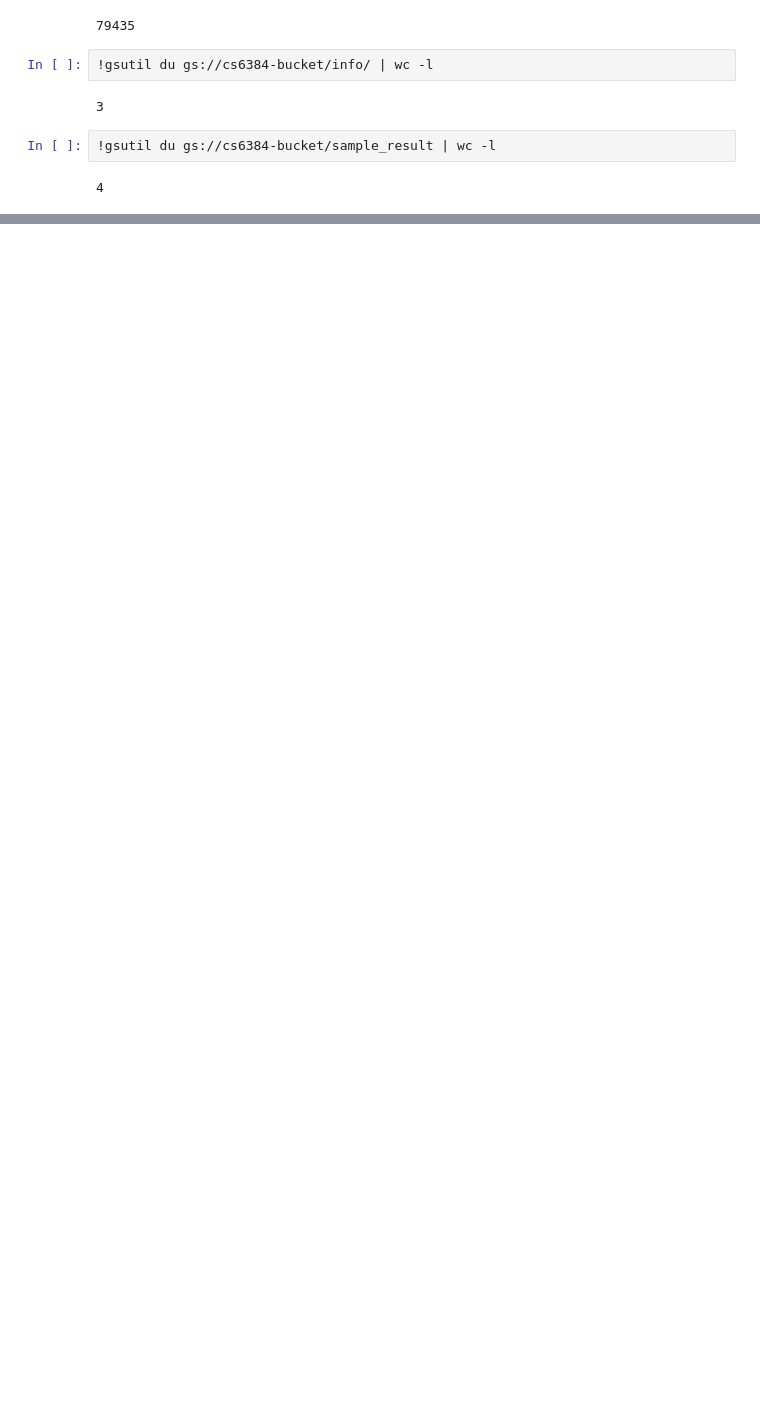
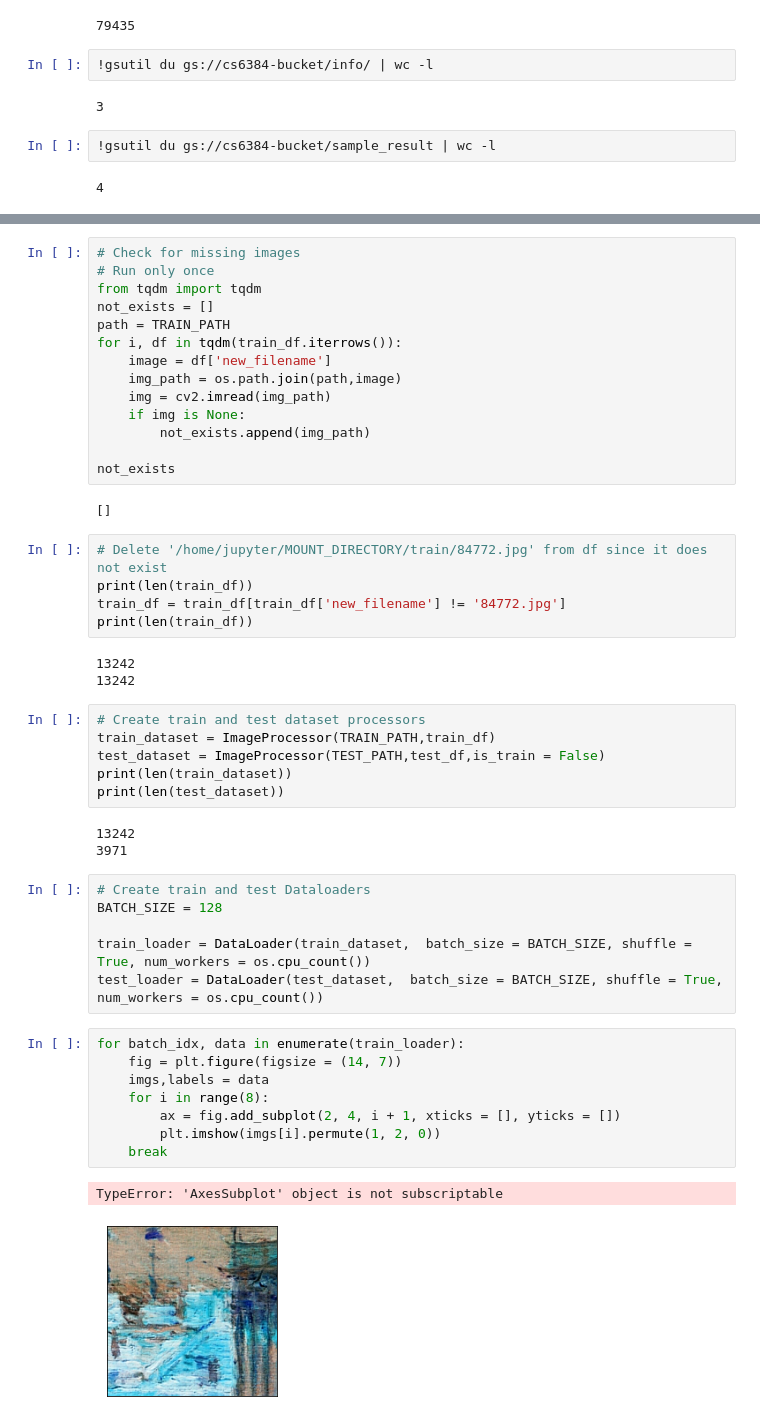
Before and after one commit to MinhDg00/artist-attestation, a Jupyter notebook: test.ipynb, the cells around one changed output, grey strips where cells are left out. Drawn from its saved outputs; the diff is of its cells as text; blank space fills up the shorter version.

```diff
--- a/test.ipynb
+++ b/test.ipynb
@@ -65,0 +226,50 @@ info  sample_result  test  test_upload  train
+# %%
+# Check for missing images
+# Run only once
+from tqdm import tqdm
+not_exists = []
+path = TRAIN_PATH
+for i, df in tqdm(train_df.iterrows()):
+    image = df['new_filename']
+    img_path = os.path.join(path,image)
+    img = cv2.imread(img_path)
+    if img is None:
+        not_exists.append(img_path)
+
+not_exists
+# %% [output]
+[]
+# %%
+# Delete '/home/jupyter/MOUNT_DIRECTORY/train/84772.jpg' from df since it does not exist
+print(len(train_df))
+train_df = train_df[train_df['new_filename'] != '84772.jpg']
+print(len(train_df))
+# %% [output]
+13242
+13242
+# %%
+# Create train and test dataset processors
+train_dataset = ImageProcessor(TRAIN_PATH,train_df)
+test_dataset = ImageProcessor(TEST_PATH,test_df,is_train = False)
+print(len(train_dataset))
+print(len(test_dataset))
+# %% [output]
+13242
+3971
+# %%
+# Create train and test Dataloaders
+BATCH_SIZE = 128
+
+train_loader = DataLoader(train_dataset,  batch_size = BATCH_SIZE, shuffle = True, num_workers = os.cpu_count())
+test_loader = DataLoader(test_dataset,  batch_size = BATCH_SIZE, shuffle = True, num_workers = os.cpu_count())
+# %%
+for batch_idx, data in enumerate(train_loader):
+    fig = plt.figure(figsize = (14, 7))
+    imgs,labels = data
+    for i in range(8):
+        ax = fig.add_subplot(2, 4, i + 1, xticks = [], yticks = [])
+        plt.imshow(imgs[i].permute(1, 2, 0))
+    break
+# %% [output]
+TypeError: 'AxesSubplot' object is not subscriptable
+[figure, added]
```
Also changed, not shown: parts of 27 cells of this notebook.
